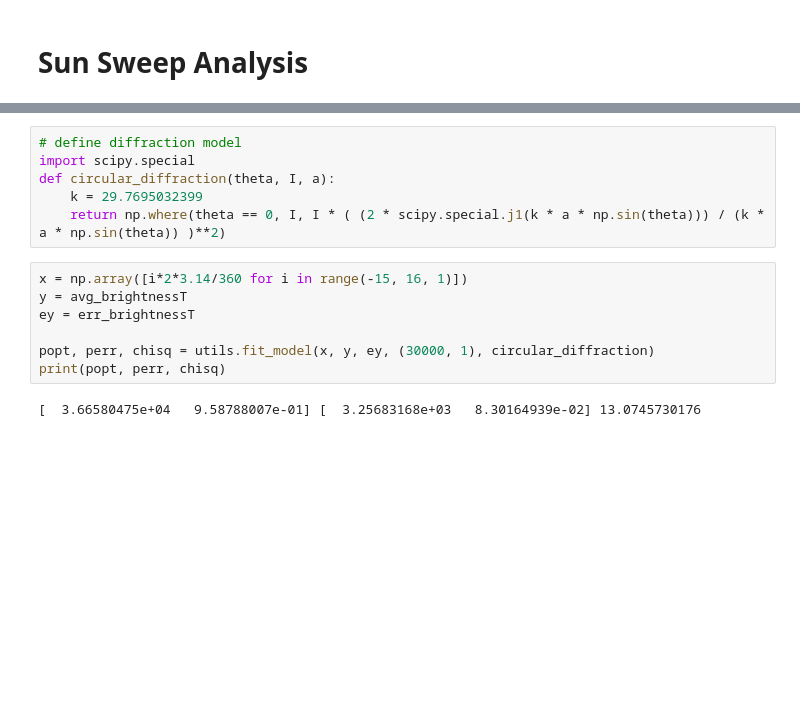
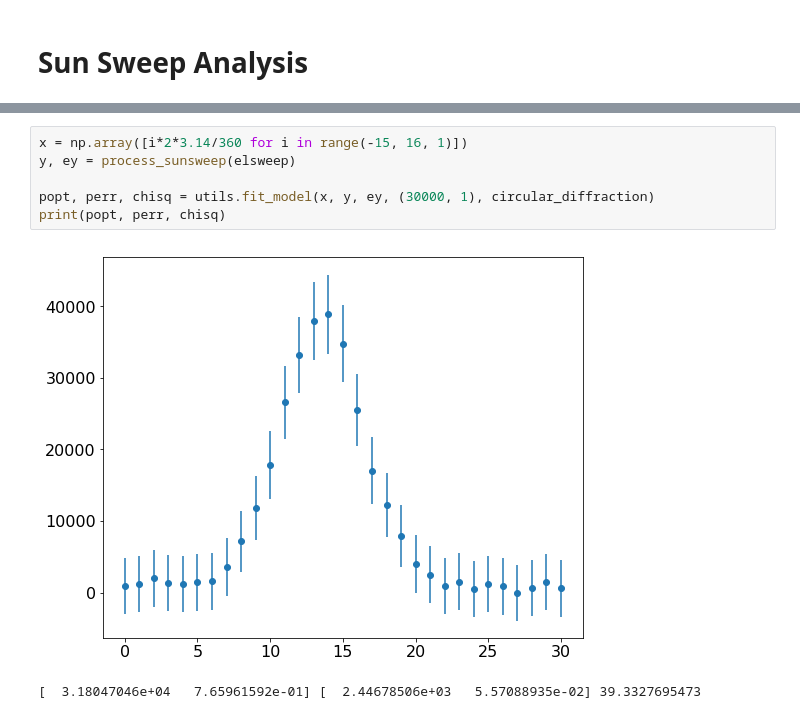
Before and after one commit to evantey14/jlab, a Jupyter notebook: 21cm.ipynb, the cells around one changed output, grey strips where cells are left out. Saved outputs shown, nothing was run; the diff lists cells and outputs as text; blank space fills up the shorter version.

```diff
--- a/21cm.ipynb
+++ b/21cm.ipynb
@@ -78,18 +87,12 @@ plt.show()
-# %%
-# define diffraction model
-import scipy.special
-def circular_diffraction(theta, I, a):
-    k = 29.7695032399
-    return np.where(theta == 0, I, I * ( (2 * scipy.special.j1(k * a * np.sin(theta))) / (k * a * np.sin(theta)) )**2)
 # %%
 x = np.array([i*2*3.14/360 for i in range(-15, 16, 1)])
-y = avg_brightnessT
-ey = err_brightnessT
+y, ey = process_sunsweep(elsweep)
 
 popt, perr, chisq = utils.fit_model(x, y, ey, (30000, 1), circular_diffraction)
 print(popt, perr, chisq)
 # %% [output]
+[figure, added]
-[  3.66580475e+04   9.58788007e-01] [  3.25683168e+03   8.30164939e-02] 13.0745730176
+[  3.18047046e+04   7.65961592e-01] [  2.44678506e+03   5.57088935e-02] 39.3327695473
 # %%
 utils.init_plot()
 utils.plot_data(x, y, ey)
```
Also changed, not shown: parts of 9 cells of this notebook.
